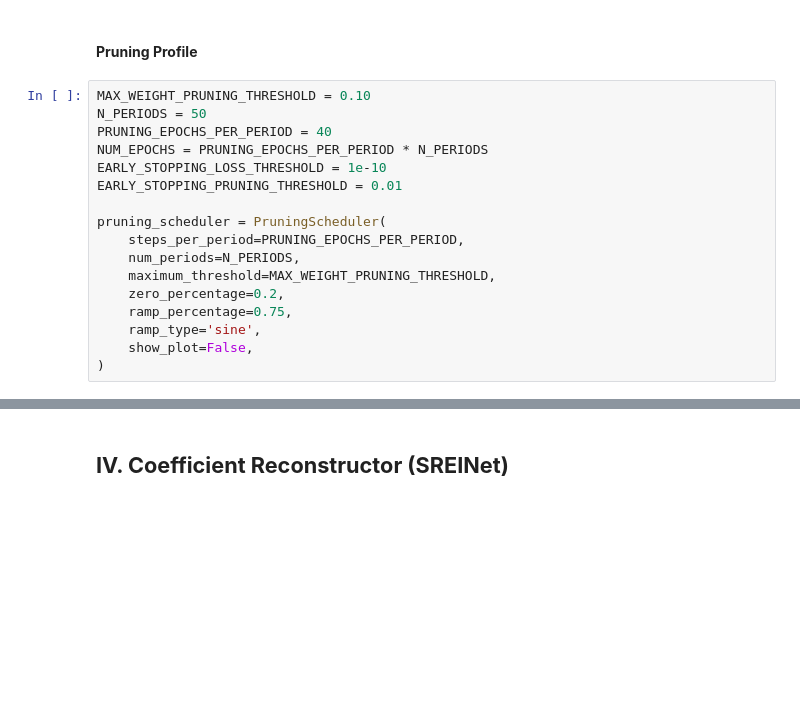
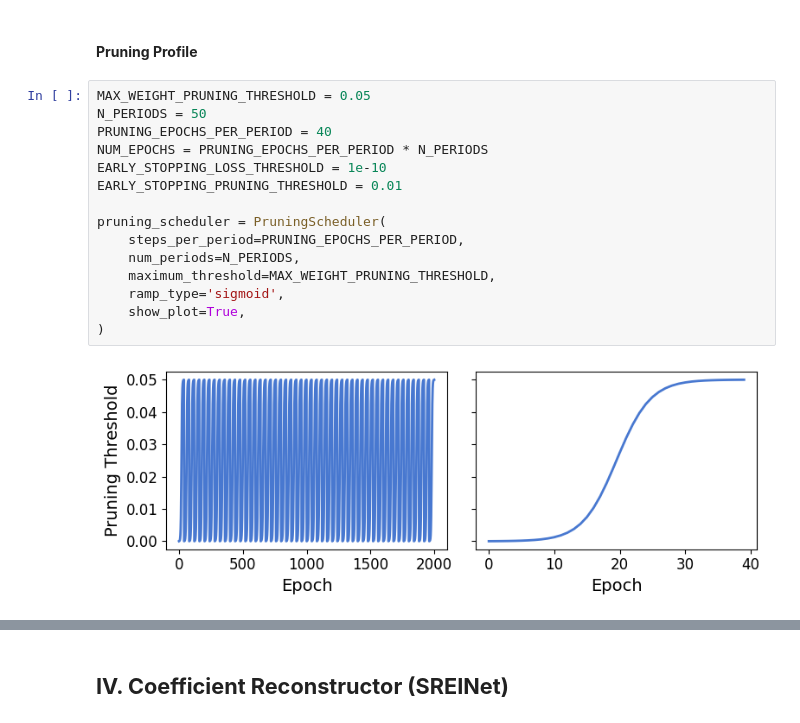
Before and after one commit to siyuan-xing/SREINet, a Jupyter notebook: code/examples/hindmarsh_rose_network/SREINet_HindmarshRose_network.ipynb, the cells around one changed output, grey strips where cells are left out. Cells and saved outputs as stored; diff of their text form; blank space fills up the shorter version.

Commit message:
adding a sigmoid profile to pruning

```diff
--- a/code/examples/hindmarsh_rose_network/SREINet_HindmarshRose_network.ipynb
+++ b/code/examples/hindmarsh_rose_network/SREINet_HindmarshRose_network.ipynb
@@ -148,22 +148,22 @@ trainer = SREINetTrainer(model, my_optimizer, loss_fn, data_type=MY_DATA_TYPE)
 # %% [markdown]
 #### **Pruning Profile**
 # %%
-MAX_WEIGHT_PRUNING_THRESHOLD = 0.10
+MAX_WEIGHT_PRUNING_THRESHOLD = 0.05
 N_PERIODS = 50
 PRUNING_EPOCHS_PER_PERIOD = 40
 NUM_EPOCHS = PRUNING_EPOCHS_PER_PERIOD * N_PERIODS
 EARLY_STOPPING_LOSS_THRESHOLD = 1e-10
 EARLY_STOPPING_PRUNING_THRESHOLD = 0.01
 
 pruning_scheduler = PruningScheduler(
     steps_per_period=PRUNING_EPOCHS_PER_PERIOD,
     num_periods=N_PERIODS,
     maximum_threshold=MAX_WEIGHT_PRUNING_THRESHOLD,
-    zero_percentage=0.2,
-    ramp_percentage=0.75,
-    ramp_type='sine',
-    show_plot=False,
+    ramp_type='sigmoid',
+    show_plot=True,
 )
+# %% [output]
+[figure, added]
 # %%
 callbacks = []
 training_histories = []
```
Also changed, not shown: parts of 2 cells of this notebook, 1 other file.
